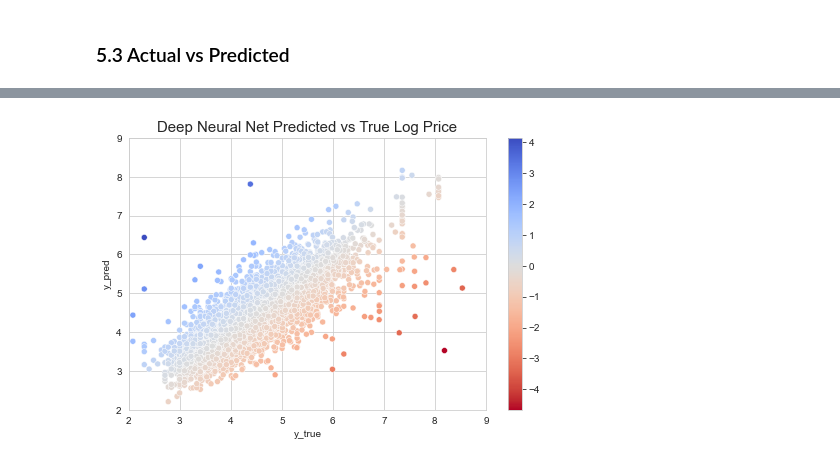
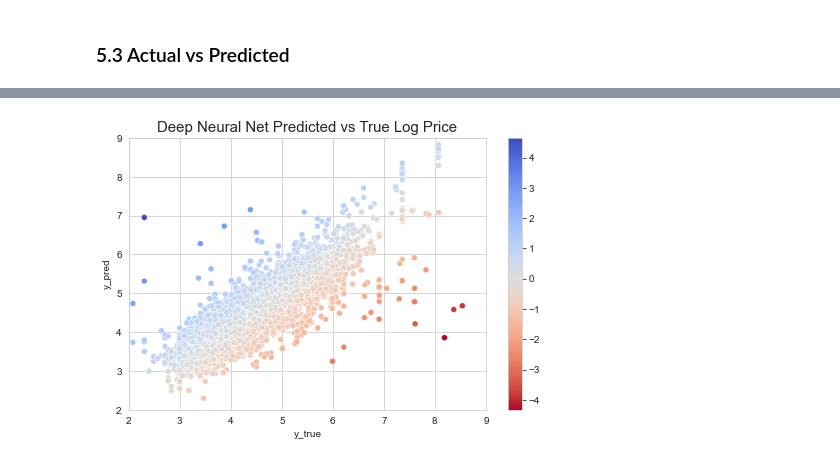
Before and after one commit to skoruthu/airbnb_recommender, a Jupyter notebook: neural_net.ipynb, the cells around one changed output, grey strips where cells are left out. Cells and saved outputs as stored; diff of their text form; code cells hidden in the pictures.

```diff
--- a/neural_net.ipynb
+++ b/neural_net.ipynb
@@ -1097,0 +1059,5 @@ Test MSE:  0.2131
+# %%
+best_model_dp = deep_model()
+best_model_dp.summary()
+epoch=15
+best_history_dp = best_model_dp.fit(X_train_trfm, y_train, epochs=epoch, validation_split=0.05)
@@ -1137,24 +1251,24 @@ plt.show()
 # %%
-pred = model_dp.predict(X_test_trfm)[:,0]
+pred = best_model_dp.predict(X_test_trfm)[:,0]
 df_pred = pd.DataFrame.from_dict({'y_pred': pred, 'y_true': y_test})
 df_pred['deviation'] = df_pred['y_pred'] - df_pred['y_true']
 
 # Get/set params for the colour mapping
 vcenter = 0
 vmin, vmax = df_pred['deviation'].min(), df_pred['deviation'].max()
 normalize = mcolors.TwoSlopeNorm(vcenter=vcenter, vmin=vmin, vmax=vmax)
 colormap = cm.coolwarm_r
 
 plt.figure(figsize = (8,5))
 sns.scatterplot(x = 'y_true', y = 'y_pred', data = df_pred,
                 cmap=colormap, c=df_pred['deviation'], norm=normalize)
 
 scalarmappaple = cm.ScalarMappable(norm=normalize, cmap=colormap)
 scalarmappaple.set_array(df_pred['deviation'])
 plt.colorbar(scalarmappaple)
 plt.ylim(2,9)
 plt.xlim(2,9)
 plt.title('Deep Neural Net Predicted vs True Log Price', fontsize = 15)
 plt.show()
 # %% [output]
-[figure, old version]
+[figure, new version]
```
Also changed, not shown: parts of 64 cells of this notebook.
